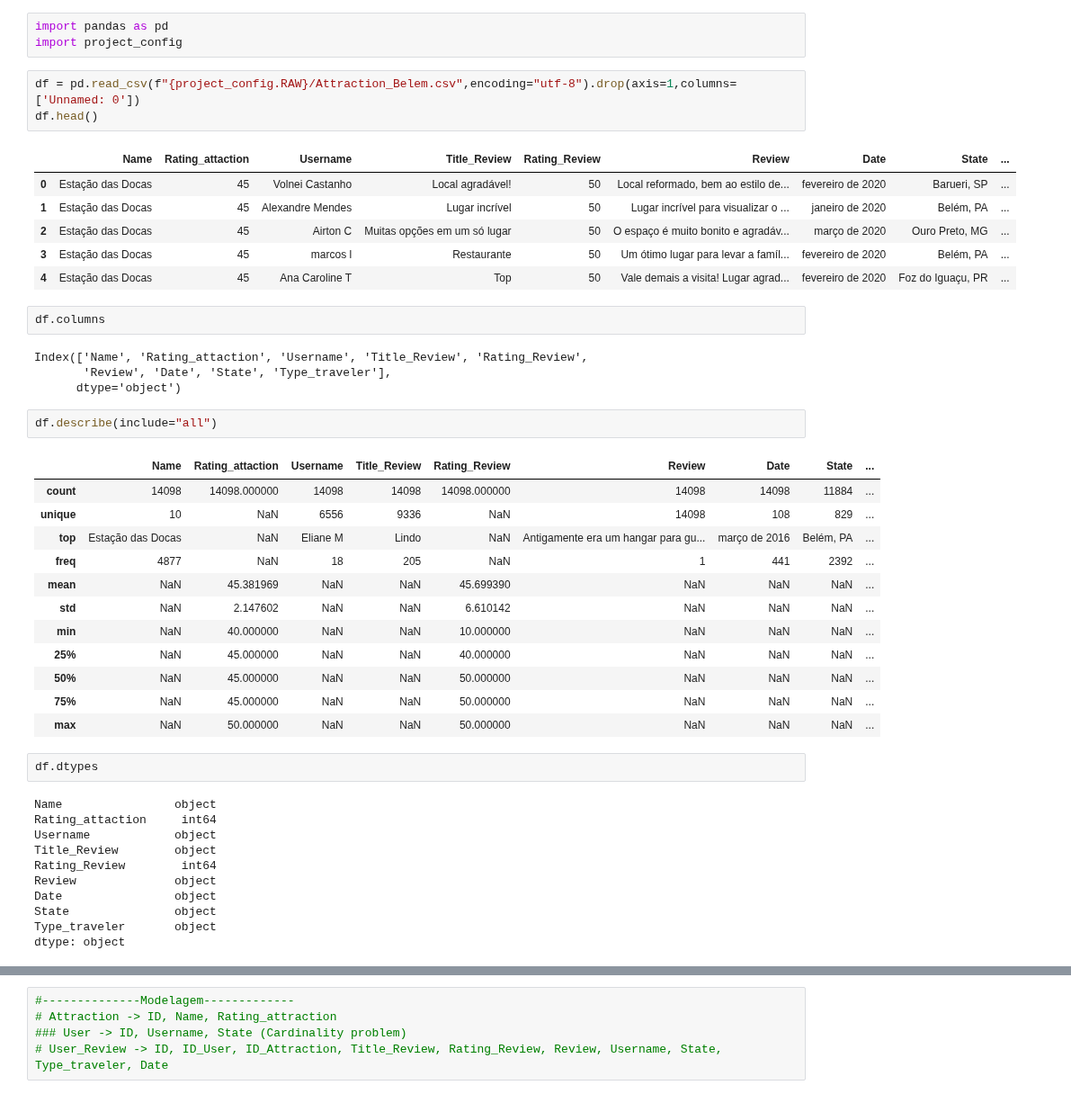
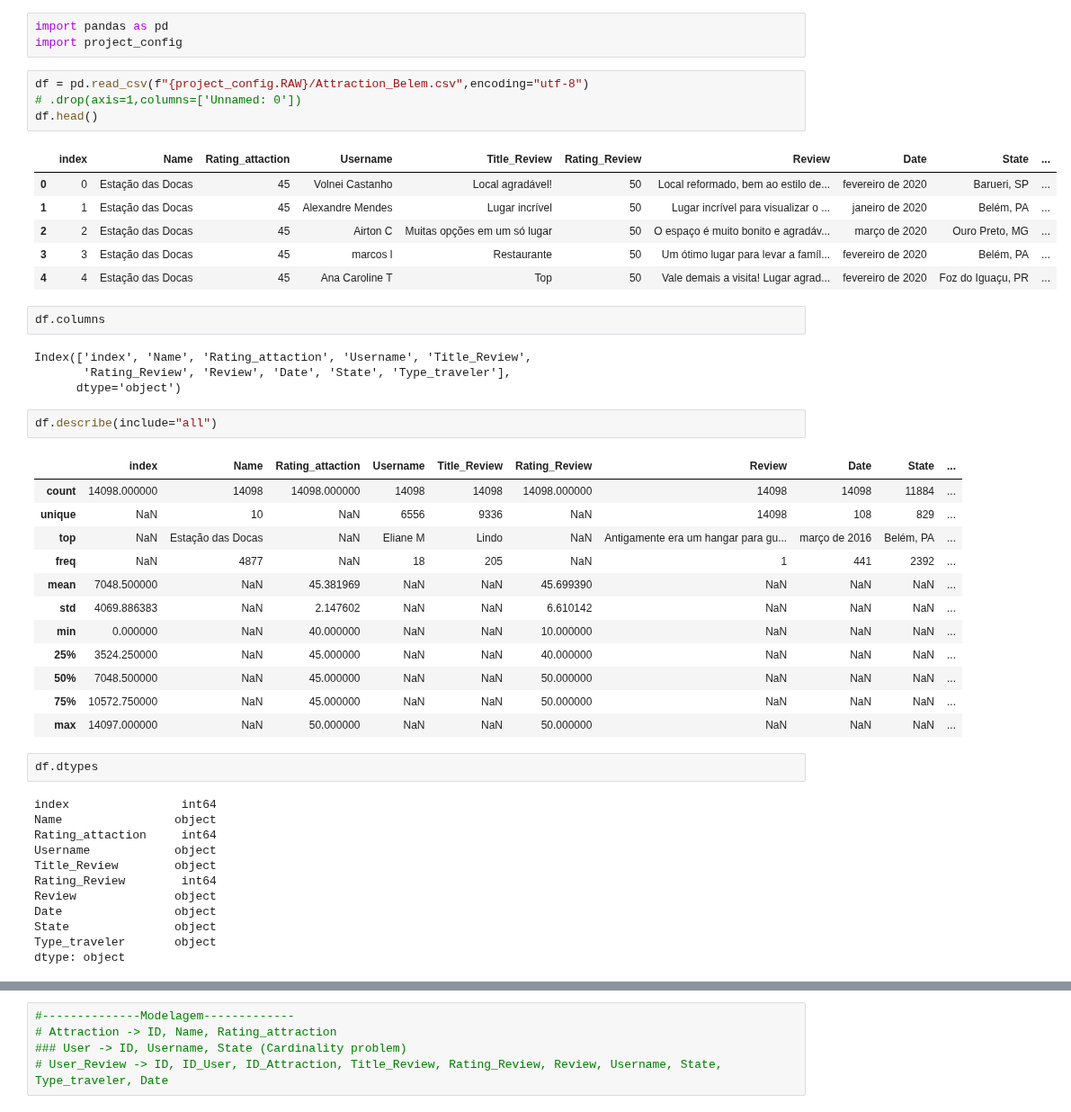
Before and after one commit to luizsfjr/Tourist-Attractions, a Jupyter notebook: Analytics pandas.ipynb, the cells around one changed output, grey strips where cells are left out. Shown at 90% size. Saved outputs shown, nothing was run; the diff lists cells and outputs as text.

Commit message:
Atualizando para execução modular na gcp

```diff
--- a/Analytics pandas.ipynb
+++ b/Analytics pandas.ipynb
@@ -2,39 +2,41 @@
 import pandas as pd
 import project_config
 # %%
-df = pd.read_csv(f"{project_config.RAW}/Attraction_Belem.csv",encoding="utf-8").drop(axis=1,columns=['Unnamed: 0'])
+df = pd.read_csv(f"{project_config.RAW}/Attraction_Belem.csv",encoding="utf-8")
+# .drop(axis=1,columns=['Unnamed: 0'])
 df.head()
 # %% [output]
-|  | Name | Rating_attaction | Username | Title_Review | Rating_Review | Review | Date | State | ... |
-| 0 | Estação das Docas | 45 | Volnei Castanho | Local agradável! | 50 | Local reformado, bem ao estilo de... | fevereiro de 2020 | Barueri, SP | ... |
-| 1 | Estação das Docas | 45 | Alexandre Mendes | Lugar incrível | 50 | Lugar incrível para visualizar o ... | janeiro de 2020 | Belém, PA | ... |
-| 2 | Estação das Docas | 45 | Airton C | Muitas opções em um só lugar | 50 | O espaço é muito bonito e agradáv... | março de 2020 | Ouro Preto, MG | ... |
-| 3 | Estação das Docas | 45 | marcos l | Restaurante | 50 | Um ótimo lugar para levar a famíl... | fevereiro de 2020 | Belém, PA | ... |
-| 4 | Estação das Docas | 45 | Ana Caroline T | Top | 50 | Vale demais a visita! Lugar agrad... | fevereiro de 2020 | Foz do Iguaçu, PR | ... |
+|  | index | Name | Rating_attaction | Username | Title_Review | Rating_Review | Review | Date | State | ... |
+| 0 | 0 | Estação das Docas | 45 | Volnei Castanho | Local agradável! | 50 | Local reformado, bem ao estilo de... | fevereiro de 2020 | Barueri, SP | ... |
+| 1 | 1 | Estação das Docas | 45 | Alexandre Mendes | Lugar incrível | 50 | Lugar incrível para visualizar o ... | janeiro de 2020 | Belém, PA | ... |
+| 2 | 2 | Estação das Docas | 45 | Airton C | Muitas opções em um só lugar | 50 | O espaço é muito bonito e agradáv... | março de 2020 | Ouro Preto, MG | ... |
+| 3 | 3 | Estação das Docas | 45 | marcos l | Restaurante | 50 | Um ótimo lugar para levar a famíl... | fevereiro de 2020 | Belém, PA | ... |
+| 4 | 4 | Estação das Docas | 45 | Ana Caroline T | Top | 50 | Vale demais a visita! Lugar agrad... | fevereiro de 2020 | Foz do Iguaçu, PR | ... |
 # %%
 df.columns
 # %% [output]
-Index(['Name', 'Rating_attaction', 'Username', 'Title_Review', 'Rating_Review',
-       'Review', 'Date', 'State', 'Type_traveler'],
+Index(['index', 'Name', 'Rating_attaction', 'Username', 'Title_Review',
+       'Rating_Review', 'Review', 'Date', 'State', 'Type_traveler'],
       dtype='object')
 # %%
 df.describe(include="all")
 # %% [output]
-|  | Name | Rating_attaction | Username | Title_Review | Rating_Review | Review | Date | State | ... |
-| count | 14098 | 14098.000000 | 14098 | 14098 | 14098.000000 | 14098 | 14098 | 11884 | ... |
-| unique | 10 | NaN | 6556 | 9336 | NaN | 14098 | 108 | 829 | ... |
-| top | Estação das Docas | NaN | Eliane M | Lindo | NaN | Antigamente era um hangar para gu... | março de 2016 | Belém, PA | ... |
-| freq | 4877 | NaN | 18 | 205 | NaN | 1 | 441 | 2392 | ... |
-| mean | NaN | 45.381969 | NaN | NaN | 45.699390 | NaN | NaN | NaN | ... |
-| std | NaN | 2.147602 | NaN | NaN | 6.610142 | NaN | NaN | NaN | ... |
-| min | NaN | 40.000000 | NaN | NaN | 10.000000 | NaN | NaN | NaN | ... |
-| 25% | NaN | 45.000000 | NaN | NaN | 40.000000 | NaN | NaN | NaN | ... |
-| 50% | NaN | 45.000000 | NaN | NaN | 50.000000 | NaN | NaN | NaN | ... |
-| 75% | NaN | 45.000000 | NaN | NaN | 50.000000 | NaN | NaN | NaN | ... |
-| max | NaN | 50.000000 | NaN | NaN | 50.000000 | NaN | NaN | NaN | ... |
+|  | index | Name | Rating_attaction | Username | Title_Review | Rating_Review | Review | Date | State | ... |
+| count | 14098.000000 | 14098 | 14098.000000 | 14098 | 14098 | 14098.000000 | 14098 | 14098 | 11884 | ... |
+| unique | NaN | 10 | NaN | 6556 | 9336 | NaN | 14098 | 108 | 829 | ... |
+| top | NaN | Estação das Docas | NaN | Eliane M | Lindo | NaN | Antigamente era um hangar para gu... | março de 2016 | Belém, PA | ... |
+| freq | NaN | 4877 | NaN | 18 | 205 | NaN | 1 | 441 | 2392 | ... |
+| mean | 7048.500000 | NaN | 45.381969 | NaN | NaN | 45.699390 | NaN | NaN | NaN | ... |
+| std | 4069.886383 | NaN | 2.147602 | NaN | NaN | 6.610142 | NaN | NaN | NaN | ... |
+| min | 0.000000 | NaN | 40.000000 | NaN | NaN | 10.000000 | NaN | NaN | NaN | ... |
+| 25% | 3524.250000 | NaN | 45.000000 | NaN | NaN | 40.000000 | NaN | NaN | NaN | ... |
+| 50% | 7048.500000 | NaN | 45.000000 | NaN | NaN | 50.000000 | NaN | NaN | NaN | ... |
+| 75% | 10572.750000 | NaN | 45.000000 | NaN | NaN | 50.000000 | NaN | NaN | NaN | ... |
+| max | 14097.000000 | NaN | 50.000000 | NaN | NaN | 50.000000 | NaN | NaN | NaN | ... |
 # %%
 df.dtypes
 # %% [output]
+index                int64
 Name                object
 Rating_attaction     int64
 Username            object
```
Also changed, not shown: parts of 5 cells of this notebook, 9 other files.
